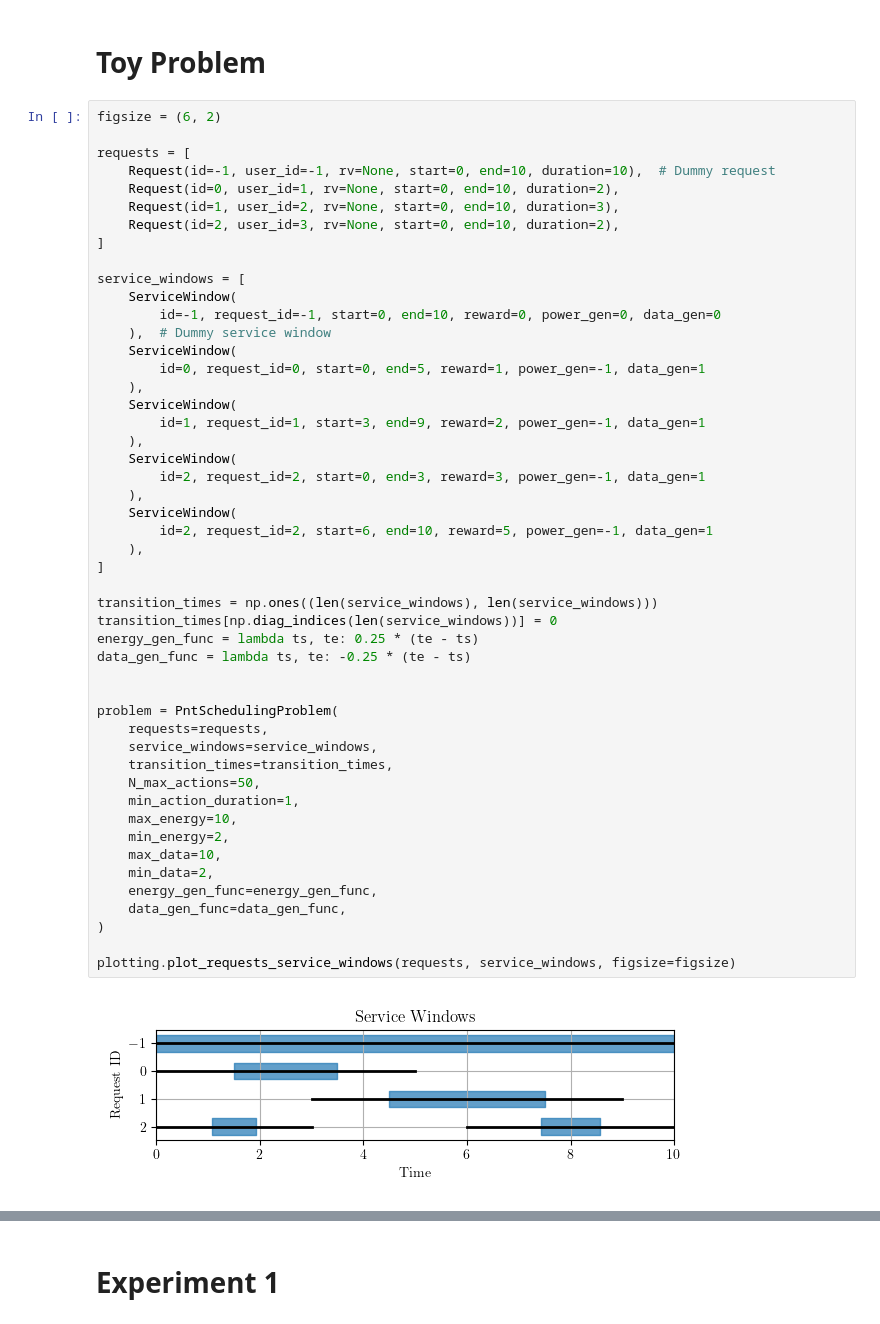
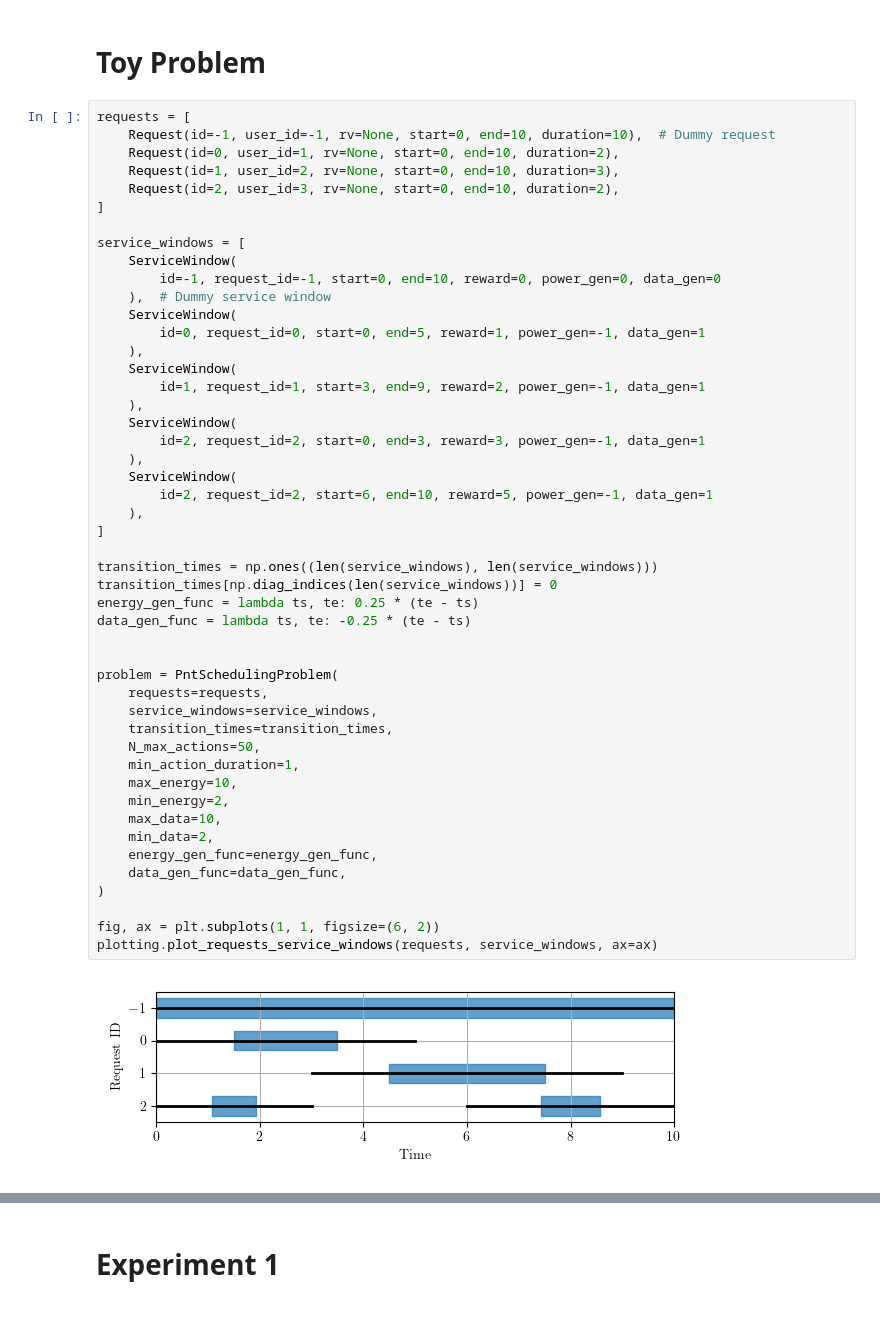
Before and after one commit to Stanford-NavLab/LuPNT, a Jupyter notebook: examples/projects/pnt-scheduling/python/experiments.ipynb, the cells around one changed output, grey strips where cells are left out. Drawn from its saved outputs; the diff is of its cells as text.

```diff
--- a/examples/projects/pnt-scheduling/python/experiments.ipynb
+++ b/examples/projects/pnt-scheduling/python/experiments.ipynb
@@ -19,8 +16,6 @@ The autoreload extension is already loaded. To reload it, use:
 # %% [markdown]
 # Toy Problem
 # %%
-figsize = (6, 2)
-
 requests = [
     Request(id=-1, user_id=-1, rv=None, start=0, end=10, duration=10),  # Dummy request
     Request(id=0, user_id=1, rv=None, start=0, end=10, duration=2),
@@ -40,35 +35,36 @@ service_windows = [
     ),
     ServiceWindow(
         id=2, request_id=2, start=0, end=3, reward=3, power_gen=-1, data_gen=1
     ),
     ServiceWindow(
         id=2, request_id=2, start=6, end=10, reward=5, power_gen=-1, data_gen=1
     ),
 ]
 
 transition_times = np.ones((len(service_windows), len(service_windows)))
 transition_times[np.diag_indices(len(service_windows))] = 0
 energy_gen_func = lambda ts, te: 0.25 * (te - ts)
 data_gen_func = lambda ts, te: -0.25 * (te - ts)
 
 
 problem = PntSchedulingProblem(
     requests=requests,
     service_windows=service_windows,
     transition_times=transition_times,
     N_max_actions=50,
     min_action_duration=1,
     max_energy=10,
     min_energy=2,
     max_data=10,
     min_data=2,
     energy_gen_func=energy_gen_func,
     data_gen_func=data_gen_func,
 )
 
-plotting.plot_requests_service_windows(requests, service_windows, figsize=figsize)
+fig, ax = plt.subplots(1, 1, figsize=(6, 2))
+plotting.plot_requests_service_windows(requests, service_windows, ax=ax)
 # %% [output]
-[figure, old version]
+[figure, new version]
 # %%
 # Forward search
 s = problem.initial_state()
```
Also changed, not shown: parts of 22 cells of this notebook, 3 other files.
